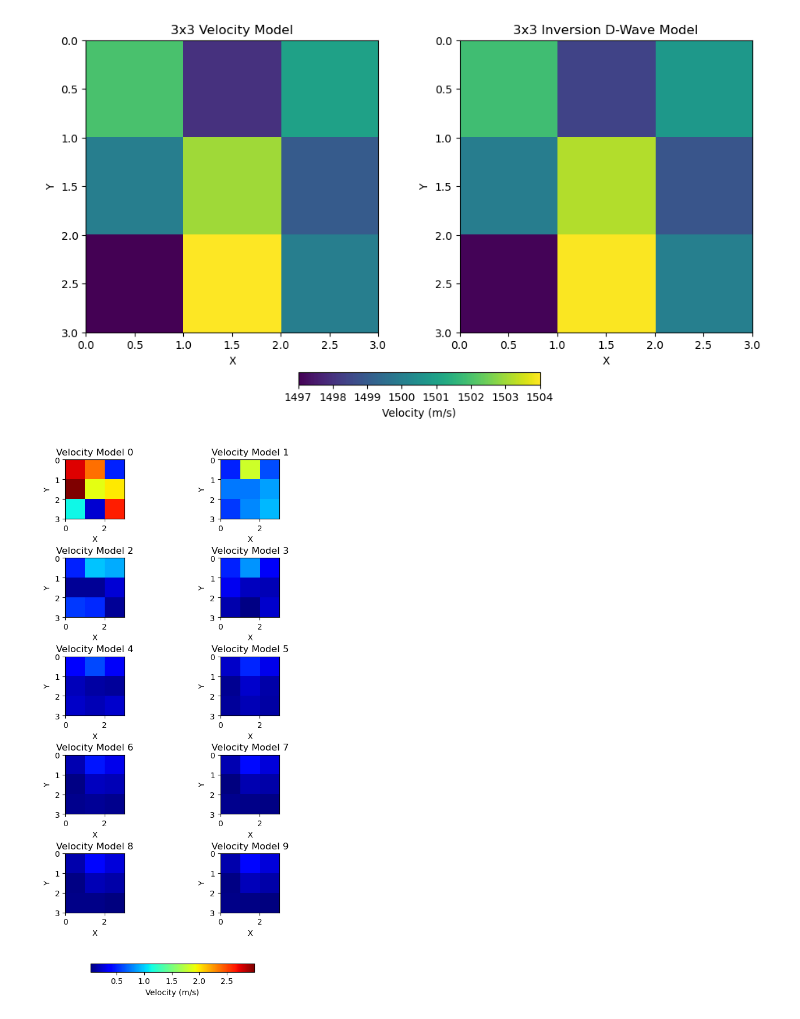
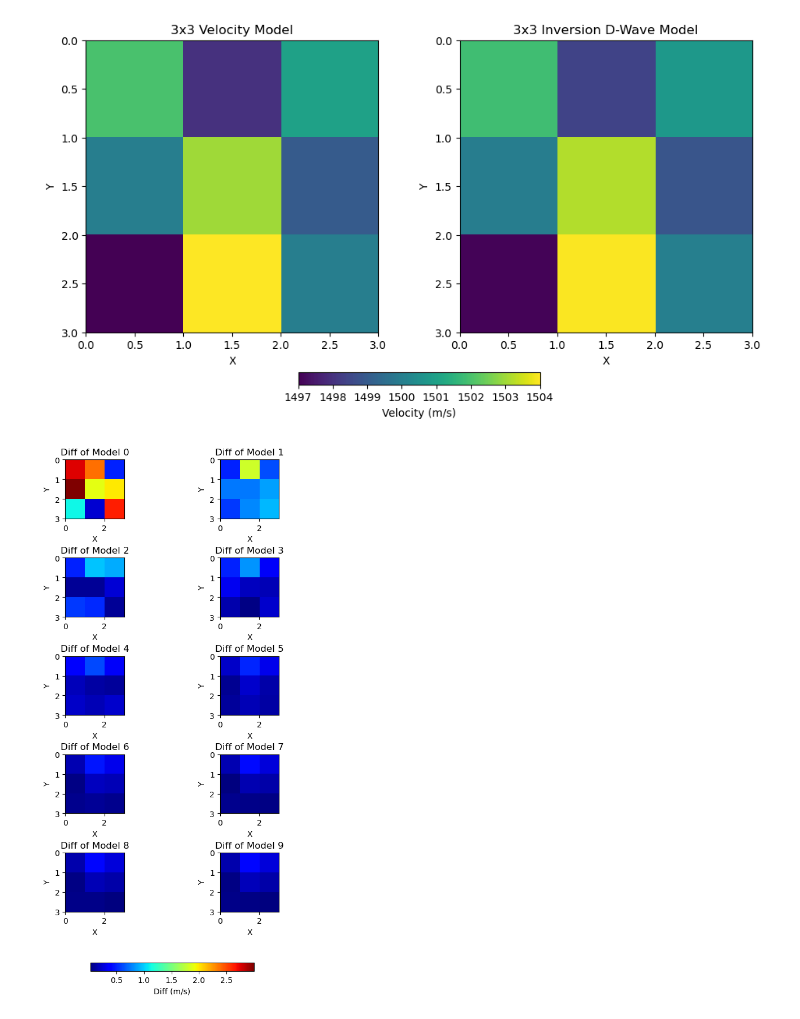
Before and after one commit to x-repos/traveltime-inversion-annealing, a Jupyter notebook: borehold3x3.ipynb, the cells around one changed output. Cells and saved outputs as stored; diff of their text form; code cells hidden in the pictures.

```diff
--- a/borehold3x3.ipynb
+++ b/borehold3x3.ipynb
@@ -634,7 +634,7 @@ for i in tqdm(range(0, 10), desc="Evaluating combinations", colour='green'):
     axs[i // 2, i % 2].set_title(f'Loop: {i + 1}')
     axs[i // 2, i % 2].legend()
 
-    filename = f'results/s_{i}.txt'
+    filename = f'results3x3/s_{i}.txt'
     np.savetxt(filename, s)
 fig.tight_layout()
 # %% [output]
@@ -673,7 +673,7 @@ plt.show()
 # %%
 import glob
 # Path to the directory containing the text files
-file_path = "results/s_*.txt"  # Adjust this path to your directory
+file_path = "results3x3/s_*.txt"  # Adjust this path to your directory
 
 # Get a list of all files
 file_list = glob.glob(file_path)
@@ -701,7 +701,7 @@ for i, file in enumerate(file_list):
 # %%
 import glob
 # Path to the directory containing the text files
-file_path = "results/s_*.txt"  # Adjust this path to your directory
+file_path = "results3x3/s_*.txt"  # Adjust this path to your directory
 
 # Get a list of all files
 file_list = glob.glob(file_path)
@@ -710,33 +710,33 @@ file_list = sorted(glob.glob(file_path))
 
 # Determine the layout for the subplots
 num_files = len(file_list)
 cols = 2  # Number of columns
 rows = 5  # Number of rows
 
 fig, axes = plt.subplots(rows, cols, figsize=(6, 10))
 
 # Flatten the axes array for easy iteration
 axes = axes.flatten()
 
 # Loop through each file and plot
 for i, file in enumerate(file_list):
     # Load the data
     data = 1/np.loadtxt(file)
     data = data.reshape(3,3)
 
     diff = np.abs(data - velocity_model)
 
     # Plot the data
     im = axes[i].imshow(diff, cmap='jet', interpolation='nearest', origin='upper', extent=[0, 3, 3, 0], vmin=vmin, vmax=vmax)
-    axes[i].set_title(f"Velocity Model {i}")
+    axes[i].set_title(f"Diff of Model {i}")
     axes[i].set_xlabel('X')
     axes[i].set_ylabel('Y')
 
 # Adjust the layout and add a colorbar
 fig.tight_layout()
 cbar = fig.colorbar(im, ax=axes, orientation='horizontal', fraction=0.016, pad=0.1)
-cbar.set_label('Velocity (m/s)')
+cbar.set_label('Diff (m/s)')
 
 plt.show()
 # %% [output]
-[figure, old version]
+[figure, new version]
```
Also changed, not shown: parts of 2 cells of this notebook, 10 other files.
